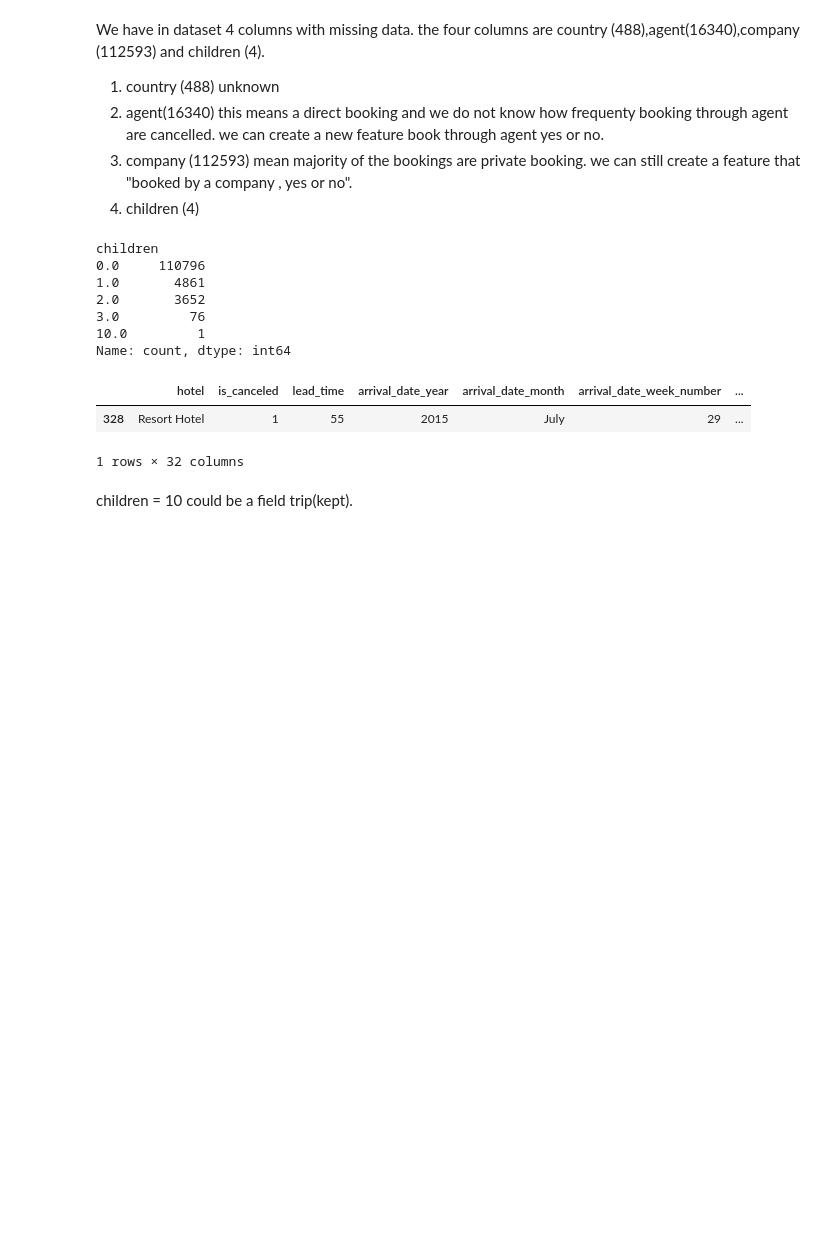
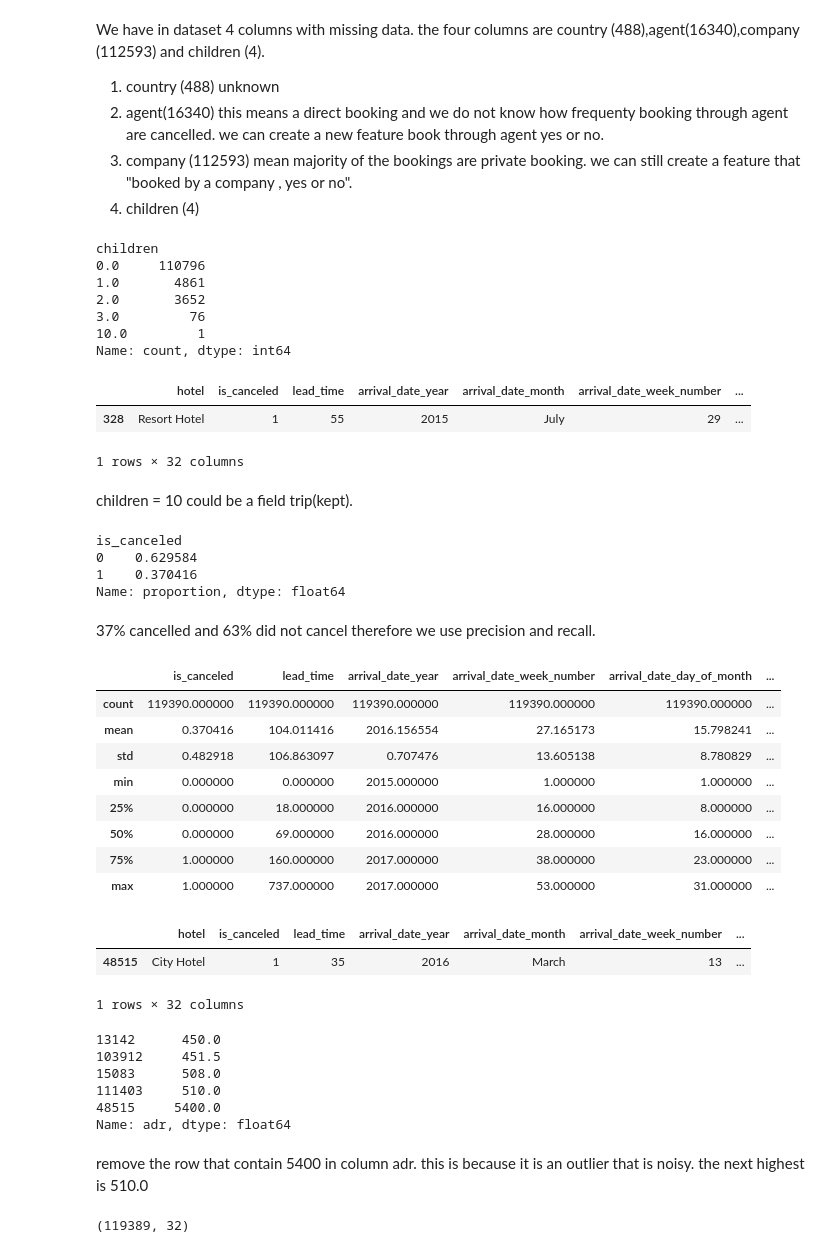
Before and after one commit to esosaphilip/HotelMetroStay_ML, a Jupyter notebook: notebooks/01_eda.ipynb, the cells around one changed output. Drawn from its saved outputs; the diff is of its cells as text; code cells hidden in the pictures; blank space fills up the shorter version.

Commit message:
removed adr outlier

```diff
--- a/notebooks/01_eda.ipynb
+++ b/notebooks/01_eda.ipynb
@@ -78,3 +78,46 @@ df[df["children"] == 10]
 1 rows × 32 columns
 # %% [markdown]
 children = 10 could be a field trip(kept).
+# %%
+df["is_canceled"].value_counts(normalize=True)
+# %% [output]
+is_canceled
+0    0.629584
+1    0.370416
+Name: proportion, dtype: float64
+# %% [markdown]
+37% cancelled and 63% did not cancel therefore we use precision and recall.
+# %%
+df.describe()
+# %% [output]
+|  | is_canceled | lead_time | arrival_date_year | arrival_date_week_number | arrival_date_day_of_month | ... |
+| count | 119390.000000 | 119390.000000 | 119390.000000 | 119390.000000 | 119390.000000 | ... |
+| mean | 0.370416 | 104.011416 | 2016.156554 | 27.165173 | 15.798241 | ... |
+| std | 0.482918 | 106.863097 | 0.707476 | 13.605138 | 8.780829 | ... |
+| min | 0.000000 | 0.000000 | 2015.000000 | 1.000000 | 1.000000 | ... |
+| 25% | 0.000000 | 18.000000 | 2016.000000 | 16.000000 | 8.000000 | ... |
+| 50% | 0.000000 | 69.000000 | 2016.000000 | 28.000000 | 16.000000 | ... |
+| 75% | 1.000000 | 160.000000 | 2017.000000 | 38.000000 | 23.000000 | ... |
+| max | 1.000000 | 737.000000 | 2017.000000 | 53.000000 | 31.000000 | ... |
+# %%
+df[df["adr"] > 5000]
+# %% [output]
+|  | hotel | is_canceled | lead_time | arrival_date_year | arrival_date_month | arrival_date_week_number | ... |
+| 48515 | City Hotel | 1 | 35 | 2016 | March | 13 | ... |
+1 rows × 32 columns
+# %%
+df["adr"].sort_values().tail()
+# %% [output]
+13142      450.0
+103912     451.5
+15083      508.0
+111403     510.0
+48515     5400.0
+Name: adr, dtype: float64
+# %% [markdown]
+remove the row that contain 5400 in column adr. this is because it is an outlier that is noisy. the next highest is 510.0
+# %%
+df = df[df["adr"] != 5400]
+print(df.shape)
+# %% [output]
+(119389, 32)
```
